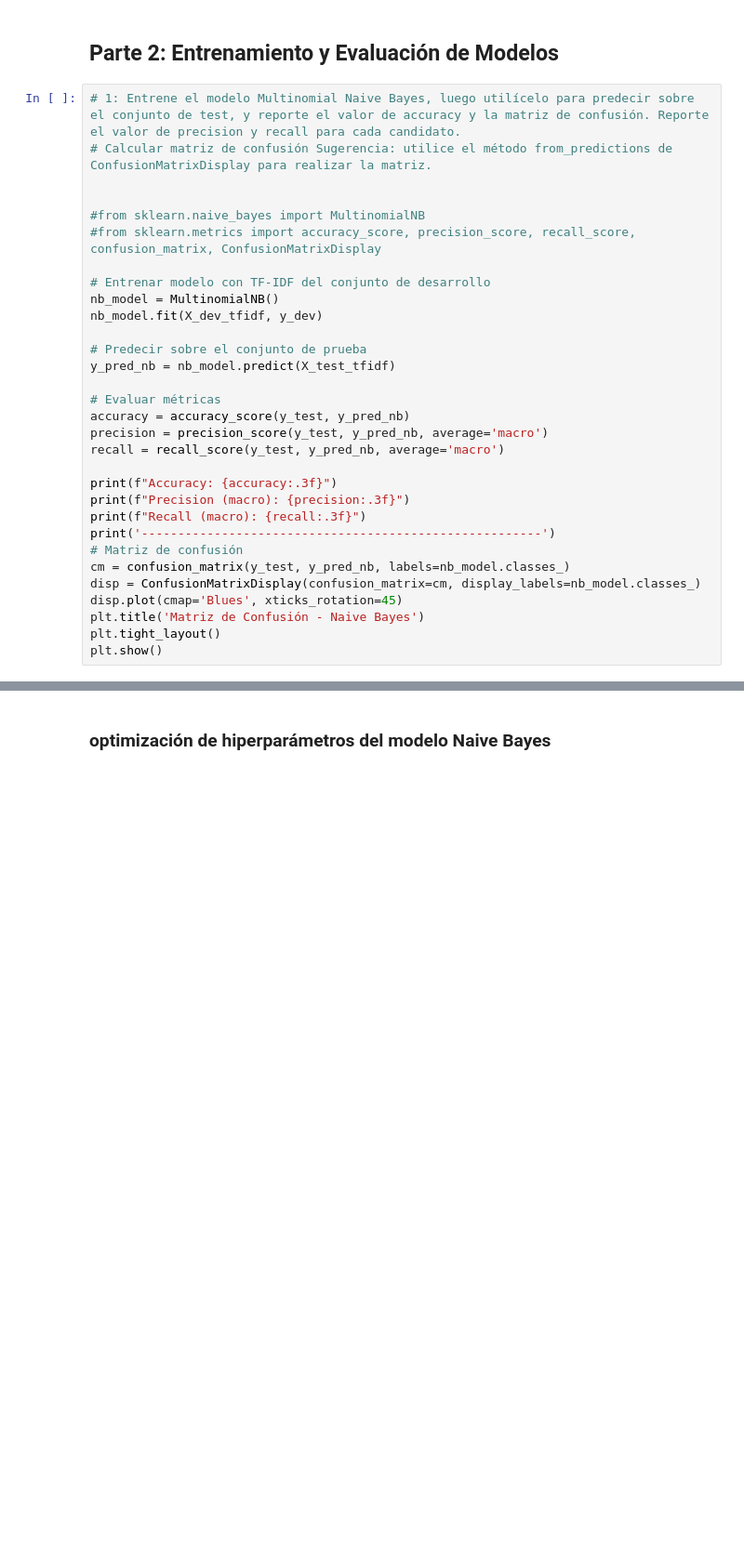
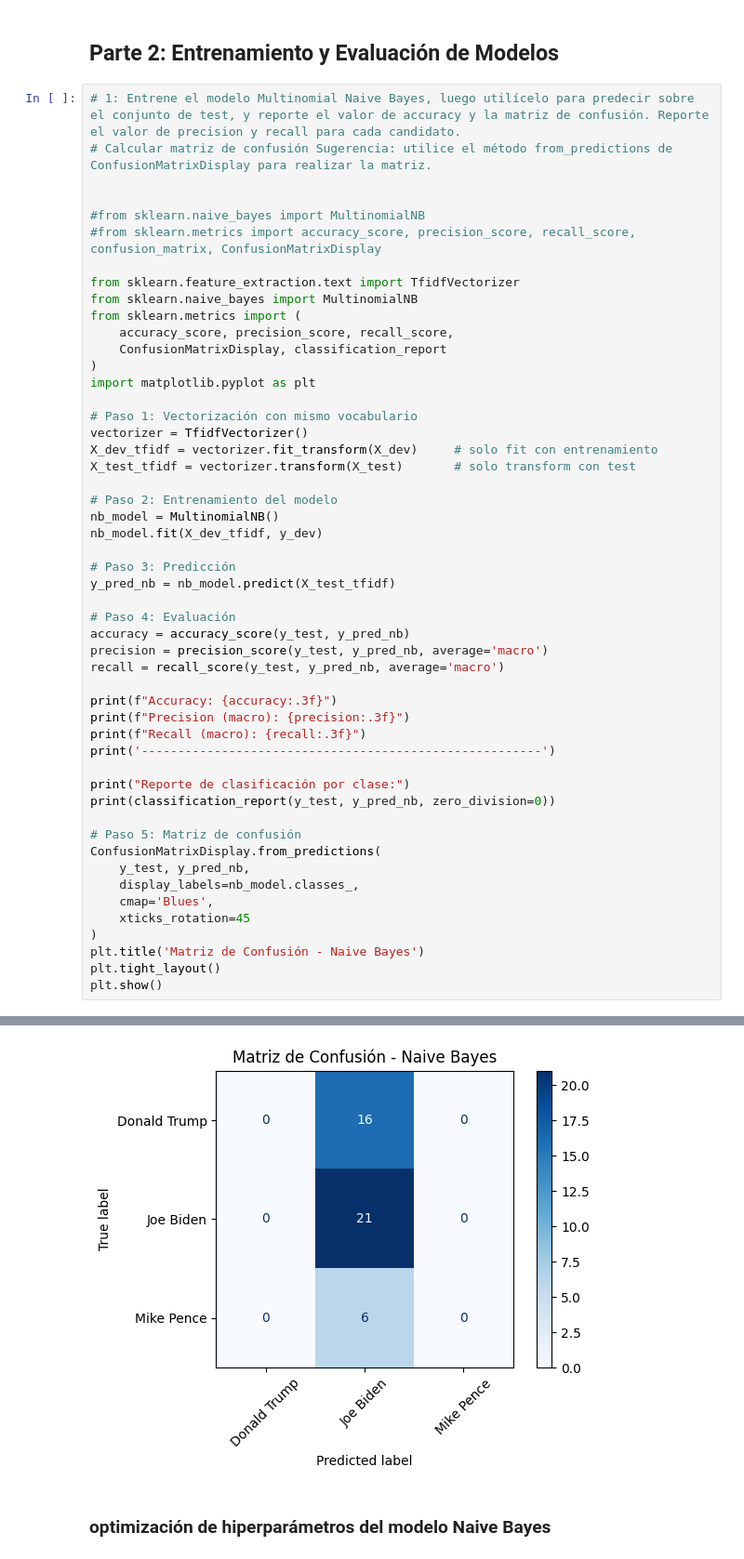
Before and after one commit to Jonathanrr98/ICD-Tarea2, a Jupyter notebook: us2020_propuesta_estudiantes.ipynb, the cells around one changed output, grey strips where cells are left out. Shown at 93% size. Saved outputs shown, nothing was run; the diff lists cells and outputs as text; blank space fills up the shorter version.

```diff
--- a/us2020_propuesta_estudiantes.ipynb
+++ b/us2020_propuesta_estudiantes.ipynb
@@ -638,14 +638,27 @@ plt.show()
 #from sklearn.naive_bayes import MultinomialNB
 #from sklearn.metrics import accuracy_score, precision_score, recall_score, confusion_matrix, ConfusionMatrixDisplay
 
-# Entrenar modelo con TF-IDF del conjunto de desarrollo
+from sklearn.feature_extraction.text import TfidfVectorizer
+from sklearn.naive_bayes import MultinomialNB
+from sklearn.metrics import (
+    accuracy_score, precision_score, recall_score,
+    ConfusionMatrixDisplay, classification_report
+)
+import matplotlib.pyplot as plt
+
+# Paso 1: Vectorización con mismo vocabulario
+vectorizer = TfidfVectorizer()
+X_dev_tfidf = vectorizer.fit_transform(X_dev)     # solo fit con entrenamiento
+X_test_tfidf = vectorizer.transform(X_test)       # solo transform con test
+
+# Paso 2: Entrenamiento del modelo
 nb_model = MultinomialNB()
 nb_model.fit(X_dev_tfidf, y_dev)
 
-# Predecir sobre el conjunto de prueba
+# Paso 3: Predicción
 y_pred_nb = nb_model.predict(X_test_tfidf)
 
-# Evaluar métricas
+# Paso 4: Evaluación
 accuracy = accuracy_score(y_test, y_pred_nb)
 precision = precision_score(y_test, y_pred_nb, average='macro')
 recall = recall_score(y_test, y_pred_nb, average='macro')
@@ -654,10 +667,17 @@ print(f"Accuracy: {accuracy:.3f}")
 print(f"Precision (macro): {precision:.3f}")
 print(f"Recall (macro): {recall:.3f}")
 print('-------------------------------------------------------')
-# Matriz de confusión
-cm = confusion_matrix(y_test, y_pred_nb, labels=nb_model.classes_)
-disp = ConfusionMatrixDisplay(confusion_matrix=cm, display_labels=nb_model.classes_)
-disp.plot(cmap='Blues', xticks_rotation=45)
+
+print("Reporte de clasificación por clase:")
+print(classification_report(y_test, y_pred_nb, zero_division=0))
+
+# Paso 5: Matriz de confusión
+ConfusionMatrixDisplay.from_predictions(
+    y_test, y_pred_nb,
+    display_labels=nb_model.classes_,
+    cmap='Blues',
+    xticks_rotation=45
+)
 plt.title('Matriz de Confusión - Naive Bayes')
 plt.tight_layout()
 plt.show()
@@ -666,3 +699,4 @@ ValueError: X has 191032 features, but MultinomialNB is expecting 13669 features
+[figure, added]
 # %% [markdown]
 ### optimización de hiperparámetros del modelo Naive Bayes
 # %%
```
Also changed, not shown: parts of 6 cells of this notebook, 3 other files.
